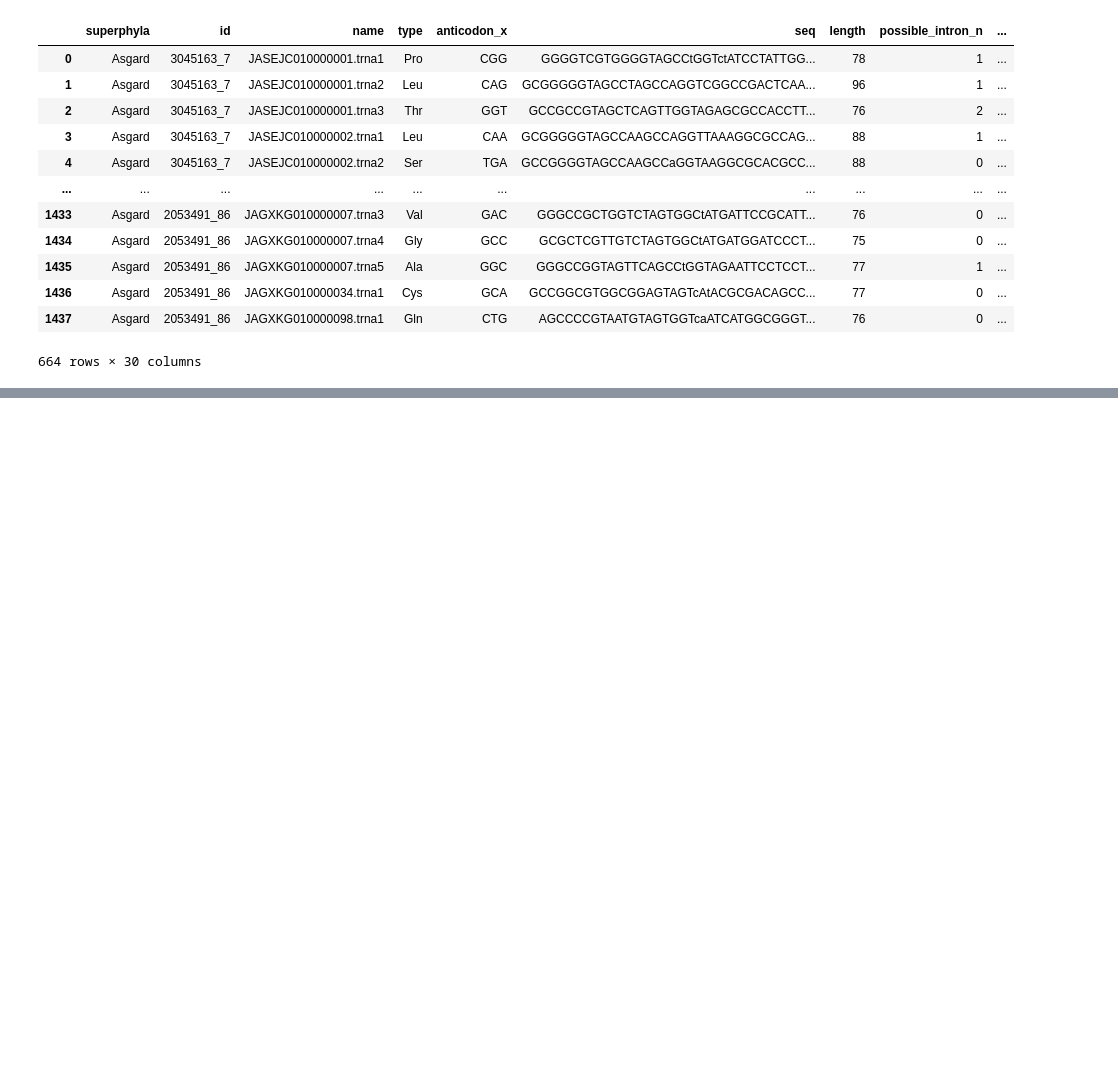
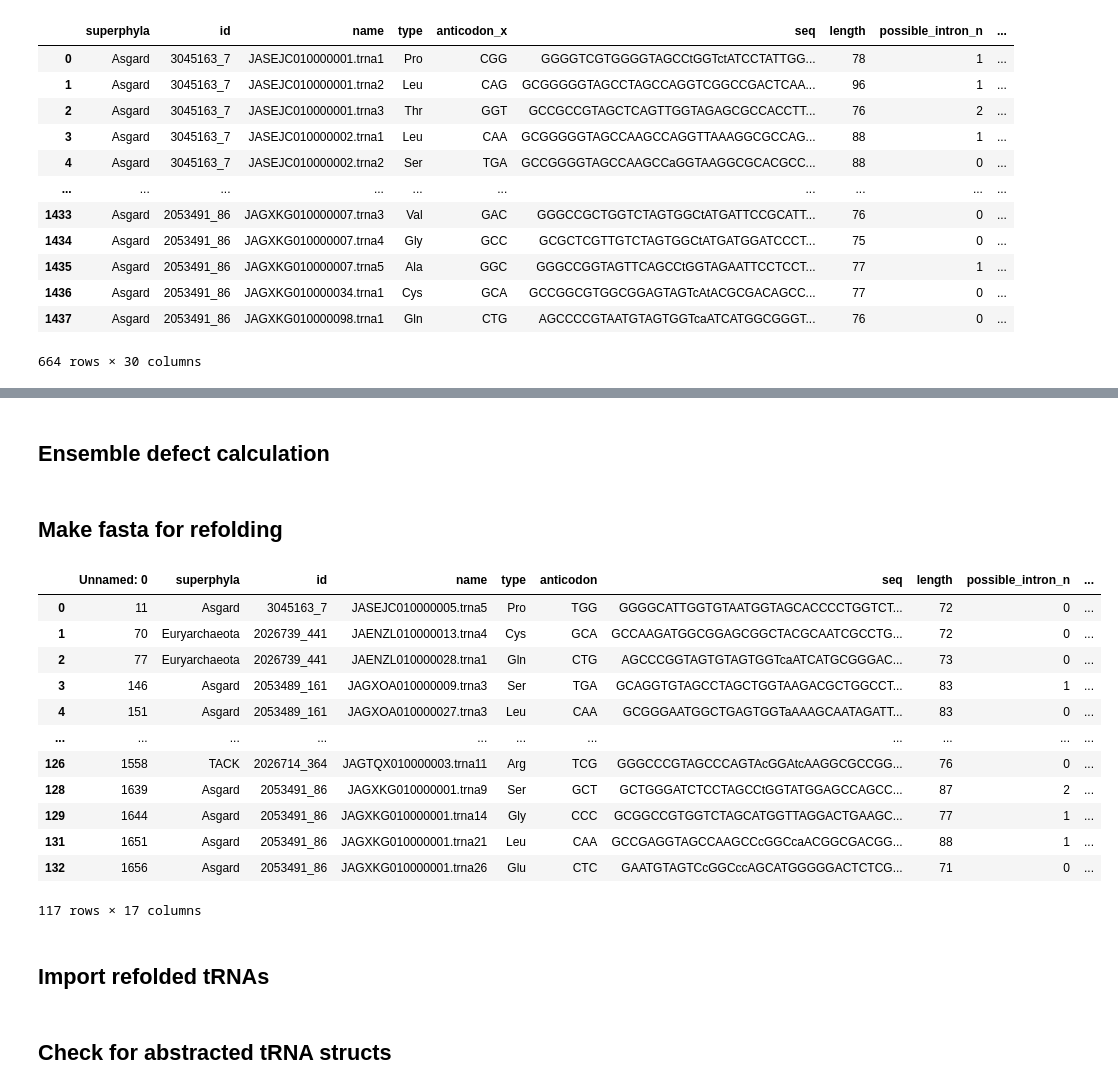
Before and after one commit to sl0wl1/rna_prot_struc_prac, a Jupyter notebook: day_3.ipynb, the cells around one changed output, grey strips where cells are left out. Saved outputs shown, nothing was run; the diff lists cells and outputs as text; code cells hidden in the pictures; blank space fills up the shorter version.

```diff
--- a/day_3.ipynb
+++ b/day_3.ipynb
@@ -240,0 +292,4 @@ FASTA: after what (only codon, structure pyhala???) creating the fasta files?
+# %%
+# Readin in anticodon and consensus structures
+anticodon_consensus_df = pd.read_csv("./results/anticodon_consensus_structures.csv")
+anticodon_consensus_df
@@ -240,0 +314,38 @@ FASTA: after what (only codon, structure pyhala???) creating the fasta files?
+# %% [markdown]
+## Ensemble defect calculation
+# %%
+# Create a mapping from anticodon to consensus structure
+consensus_map = dict(zip(anticodon_consensus_df["anticodon"], anticodon_consensus_df["consensus_structure"]))
+
+# Add a new column with the consensus structure (or None if not found)
+df_non_canonical.loc[:, "consensus_structure"] = df_non_canonical["anticodon"].map(consensus_map)
+# %%
+ed_list = []
+
+non_canonical_seq = df_non_canonical["seq"].values
+non_canonical_consensus = df_non_canonical["consensus_structure"].values
+
+for idx, seq in enumerate(non_canonical_seq):
+
+    consensus = non_canonical_consensus[idx]
+    if non_canonical_consensus[idx] is not None and not pd.isna(consensus):
+
+        # create a fold compound for the sequence to predict various thermodynamic properties
+        fc = RNA.fold_compound(seq)
+        # compute MFE and corresponding structure
+        ss, mfe = fc.mfe()
+        # rescale Boltzmann factors to ensure numeric stability while computing partition function
+        fc.exp_params_rescale(mfe)
+        # compute partition function
+        pp, dG = fc.pf()
+        # compute ensemble defect with respect to reference structure
+
+        ed = fc.ensemble_defect(consensus)
+
+        ed_list.append(ed)
+
+    else:
+
+        ed_list.append(None)
+
+df_non_canonical.loc[:,"ed"] = ed_list
@@ -240,0 +354,19 @@ FASTA: after what (only codon, structure pyhala???) creating the fasta files?
+# %% [markdown]
+## Make fasta for refolding
+# %%
+df_non_canonical_ed_filtered = df_non_canonical[df_non_canonical["ed"] <= 0.2]
+df_non_canonical_ed_filtered
+# %% [output]
+|  | Unnamed: 0 | superphyla | id | name | type | anticodon | seq | length | possible_intron_n | ... |
+| 0 | 11 | Asgard | 3045163_7 | JASEJC010000005.trna5 | Pro | TGG | GGGGCATTGGTGTAATGGTAGCACCCCTGGTCT... | 72 | 0 | ... |
+| 1 | 70 | Euryarchaeota | 2026739_441 | JAENZL010000013.trna4 | Cys | GCA | GCCAAGATGGCGGAGCGGCTACGCAATCGCCTG... | 72 | 0 | ... |
+| 2 | 77 | Euryarchaeota | 2026739_441 | JAENZL010000028.trna1 | Gln | CTG | AGCCCGGTAGTGTAGTGGTcaATCATGCGGGAC... | 73 | 0 | ... |
+| 3 | 146 | Asgard | 2053489_161 | JAGXOA010000009.trna3 | Ser | TGA | GCAGGTGTAGCCTAGCTGGTAAGACGCTGGCCT... | 83 | 1 | ... |
+| 4 | 151 | Asgard | 2053489_161 | JAGXOA010000027.trna3 | Leu | CAA | GCGGGAATGGCTGAGTGGTaAAAGCAATAGATT... | 83 | 0 | ... |
+| ... | ... | ... | ... | ... | ... | ... | ... | ... | ... | ... |
+| 126 | 1558 | TACK | 2026714_364 | JAGTQX010000003.trna11 | Arg | TCG | GGGCCCGTAGCCCAGTAcGGAtcAAGGCGCCGG... | 76 | 0 | ... |
+| 128 | 1639 | Asgard | 2053491_86 | JAGXKG010000001.trna9 | Ser | GCT | GCTGGGATCTCCTAGCCtGGTATGGAGCCAGCC... | 87 | 2 | ... |
+| 129 | 1644 | Asgard | 2053491_86 | JAGXKG010000001.trna14 | Gly | CCC | GCGGCCGTGGTCTAGCATGGTTAGGACTGAAGC... | 77 | 1 | ... |
+| 131 | 1651 | Asgard | 2053491_86 | JAGXKG010000001.trna21 | Leu | CAA | GCCGAGGTAGCCAAGCCcGGCcaACGGCGACGG... | 88 | 1 | ... |
+| 132 | 1656 | Asgard | 2053491_86 | JAGXKG010000001.trna26 | Glu | CTC | GAATGTAGTCcGGCccAGCATGGGGGACTCTCG... | 71 | 0 | ... |
+117 rows × 17 columns
@@ -240,0 +394,2 @@ FASTA: after what (only codon, structure pyhala???) creating the fasta files?
+# %% [markdown]
+## Import refolded tRNAs
@@ -240,0 +432,2 @@ FASTA: after what (only codon, structure pyhala???) creating the fasta files?
+# %% [markdown]
+## Check for abstracted tRNA structs
```
Also changed, not shown: parts of 27 cells of this notebook.
